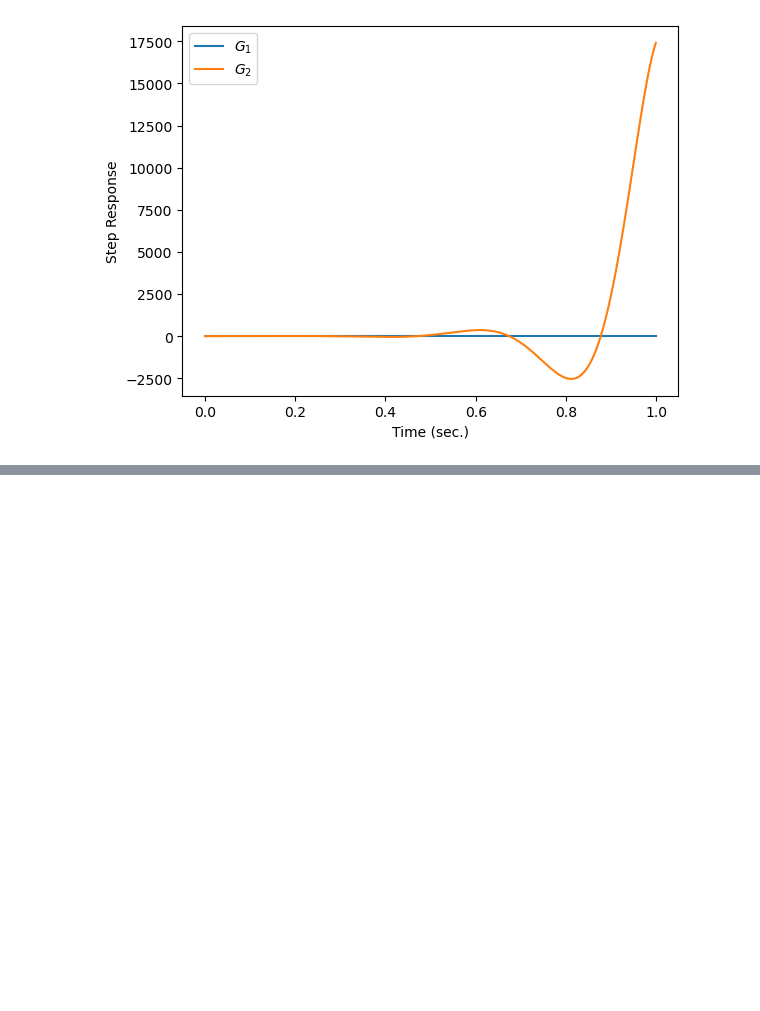
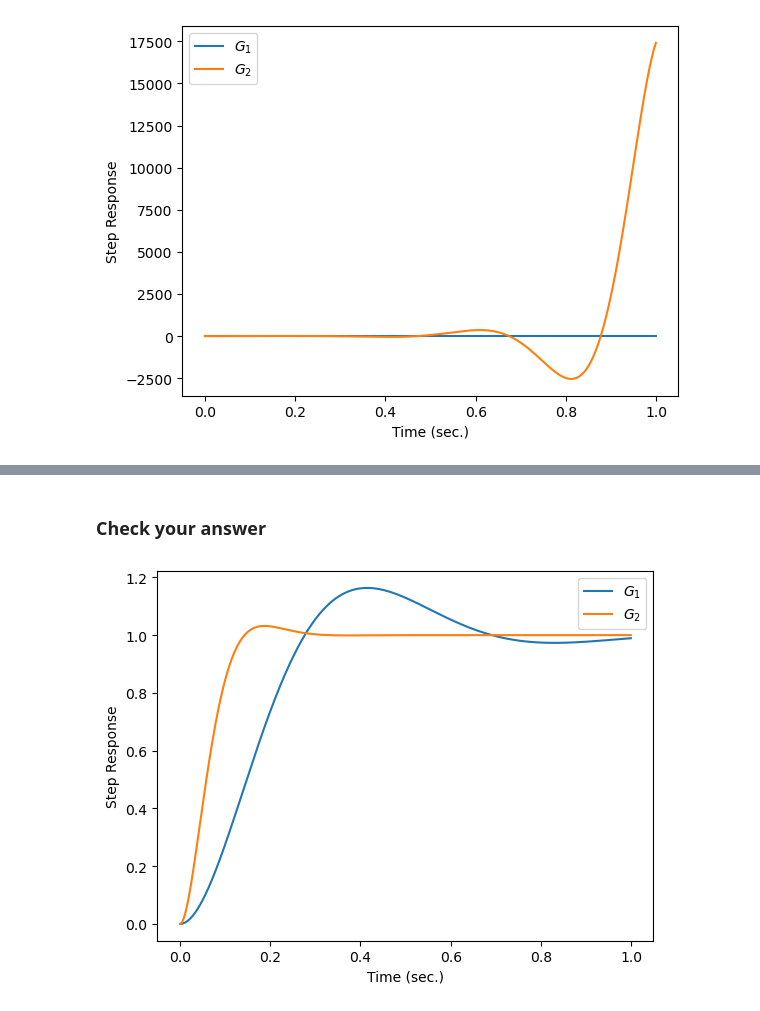
Before and after one commit to ryanGT/learning_activities_345, a Jupyter notebook: pole_location_practice_problem_generator.ipynb, the cells around one changed output, grey strips where cells are left out. Drawn from its saved outputs; the diff is of its cells as text; code cells hidden in the pictures; blank space fills up the shorter version.

```diff
--- a/pole_location_practice_problem_generator.ipynb
+++ b/pole_location_practice_problem_generator.ipynb
@@ -156,0 +178,6 @@ plot_step_responses([G1,G2],stop_t=1)
+# %% [markdown]
+### Check your answer
+# %%
+plot_step_responses([G1,G2],stop_t=1)
+# %% [output]
+[figure, added]
```
Also changed, not shown: parts of 4 cells of this notebook.
